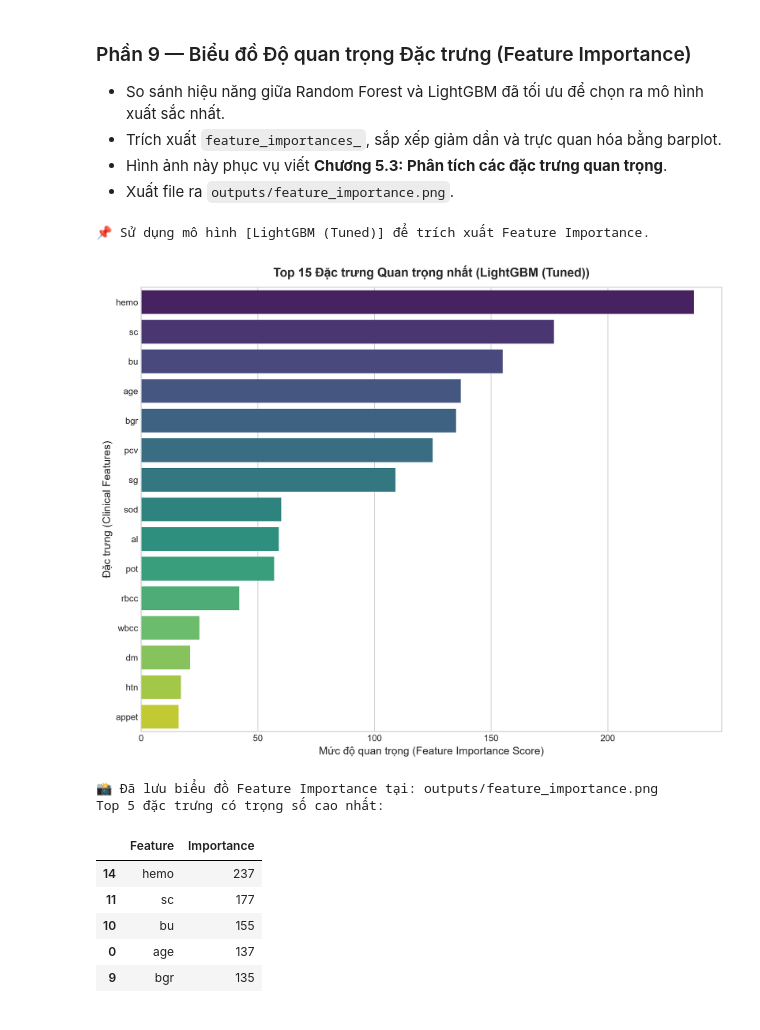
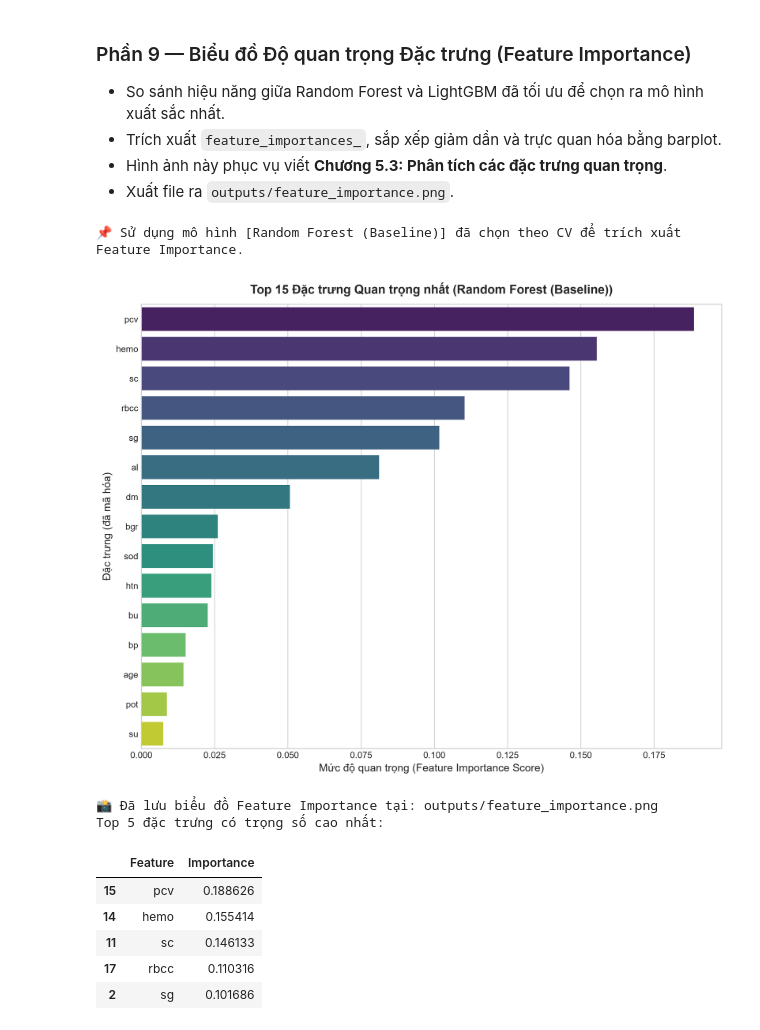
Before and after one commit to buiphuocbinh221006-ux/machine-learning-kidney-disease, a Jupyter notebook: main.ipynb, the cells around one changed output. Saved outputs shown, nothing was run; the diff lists cells and outputs as text; code cells hidden in the pictures.

Commit message:
fix: pin requirements versions, add DATA_DICTIONARY, clarify model selection logic in notebook

```diff
--- a/main.ipynb
+++ b/main.ipynb
@@ -282,47 +299,39 @@ print(f"📸 Đã lưu hình ảnh cấu trúc cây tại: {dt_img_path}")
 - Hình ảnh này phục vụ viết **Chương 5.3: Phân tích các đặc trưng quan trọng**.
 - Xuất file ra `outputs/feature_importance.png`.
 # %%
-# Chọn mô hình tốt hơn giữa Random Forest và LightGBM đã tối ưu
-if rf_best_acc >= lgbm_best_acc:
-    best_tree_for_fi = rf_best
-    best_tree_name = "Random Forest (Tuned)"
-else:
-    best_tree_for_fi = lgbm_best
-    best_tree_name = "LightGBM (Tuned)"
+# Dùng mô hình đã chọn bằng CV (không dùng điểm test) cho Feature Importance.
+best_tree_for_fi = best_model
+best_tree_name = best_model_name
+print(f"📌 Sử dụng mô hình [{best_tree_name}] đã chọn theo CV để trích xuất Feature Importance.")
 
-print(f"📌 Sử dụng mô hình [{best_tree_name}] để trích xuất Feature Importance.")
-
-# Tạo DataFrame mức độ quan trọng đặc trưng
 fi_df = pd.DataFrame({
     'Feature': X.columns,
     'Importance': best_tree_for_fi.feature_importances_
 }).sort_values(by='Importance', ascending=False)
 
-# Trực quan hóa Top 15 đặc trưng quan trọng nhất
 plt.figure(figsize=(10, 8), dpi=300)
-palette = sns.color_palette("viridis", n_colors=15)
+palette = sns.color_palette("viridis", n_colors=min(15, len(fi_df)))
 sns.barplot(data=fi_df.head(15), x='Importance', y='Feature', palette=palette)
-
 plt.title(f"Top 15 Đặc trưng Quan trọng nhất ({best_tree_name})", fontsize=14, fontweight='bold', pad=12)
 plt.xlabel("Mức độ quan trọng (Feature Importance Score)", fontsize=12)
-plt.ylabel("Đặc trưng (Clinical Features)", fontsize=12)
+plt.ylabel("Đặc trưng (đã mã hóa)", fontsize=12)
 plt.tight_layout()
 
 fi_img_path = 'outputs/feature_importance.png'
 plt.savefig(fi_img_path, dpi=300, bbox_inches='tight')
 plt.show()
 
 print(f"📸 Đã lưu biểu đồ Feature Importance tại: {fi_img_path}")
 print("Top 5 đặc trưng có trọng số cao nhất:")
 display(fi_df.head(5))
 # %% [output]
-📌 Sử dụng mô hình [LightGBM (Tuned)] để trích xuất Feature Importance.
+📌 Sử dụng mô hình [Random Forest (Baseline)] đã chọn theo CV để trích xuất Feature Importance.
-[figure, old version]
+[figure, new version]
 📸 Đã lưu biểu đồ Feature Importance tại: outputs/feature_importance.png
 Top 5 đặc trưng có trọng số cao nhất:
 |  | Feature | Importance |
-| 14 | hemo | 237 |
-| 11 | sc | 177 |
-| 10 | bu | 155 |
-| 0 | age | 137 |
-| 9 | bgr | 135 |
+| 15 | pcv | 0.188626 |
+| 14 | hemo | 0.155414 |
+| 11 | sc | 0.146133 |
+| 17 | rbcc | 0.110316 |
+| 2 | sg | 0.101686 |
```
Also changed, not shown: parts of 20 cells of this notebook, 11 other files.
